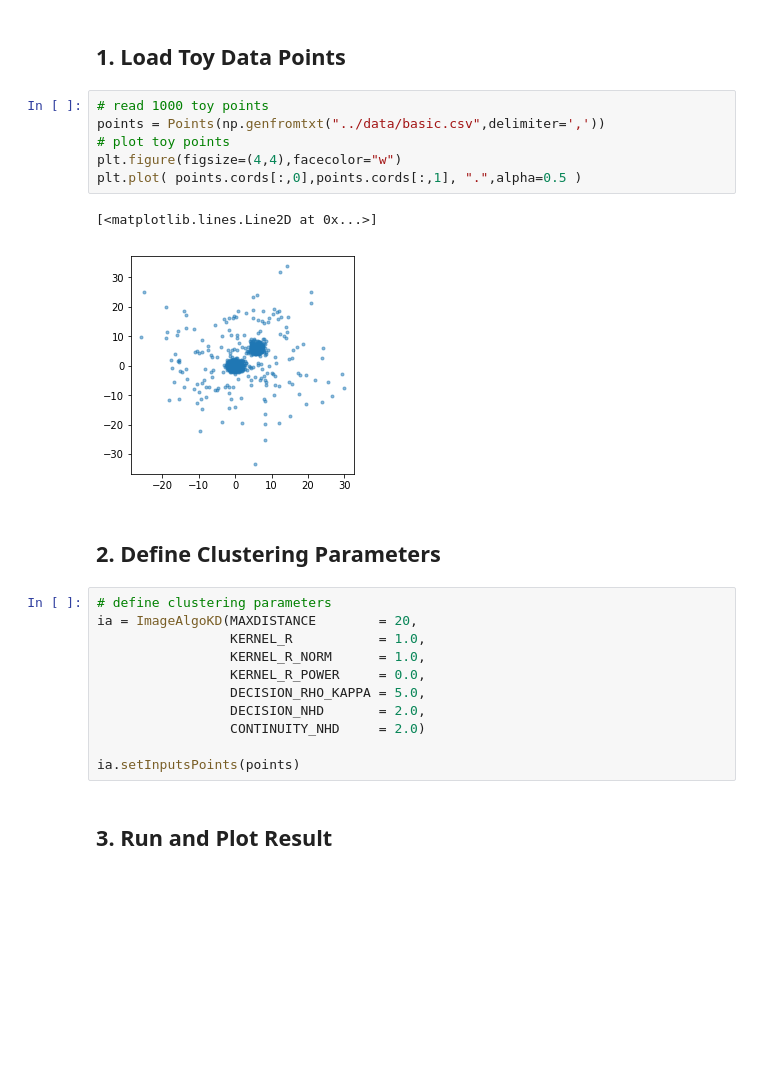
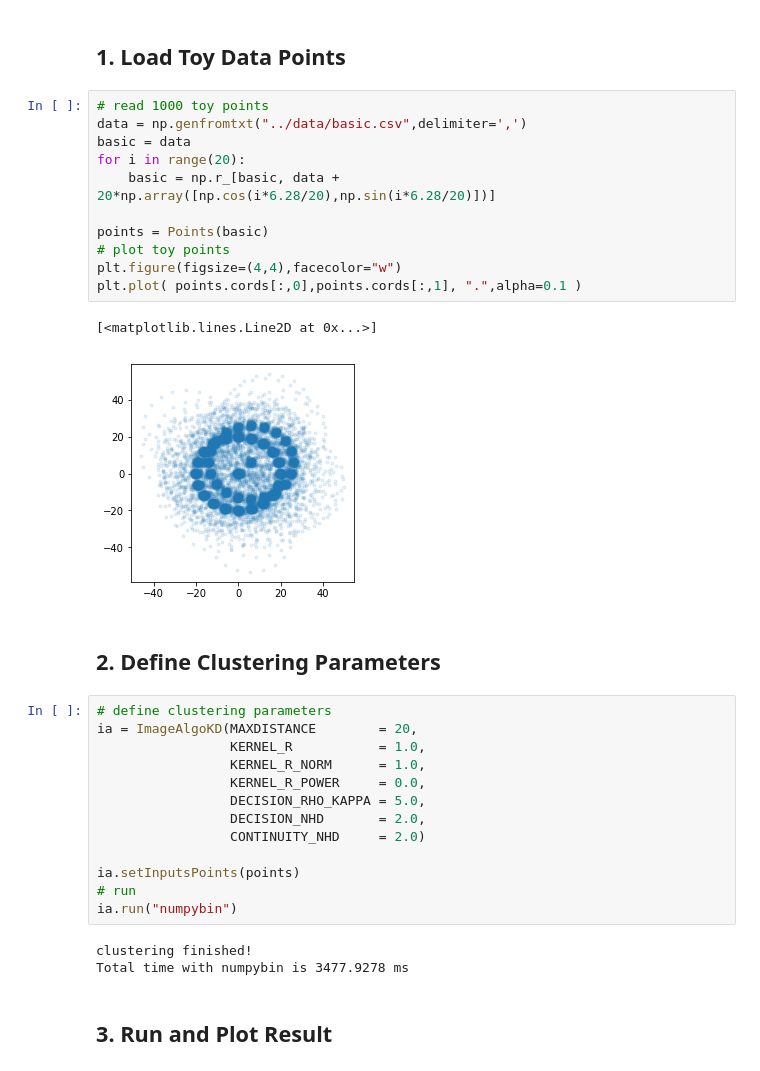
Before and after one commit to ZihengChen/ImageAlgorithm, a Jupyter notebook: examples/example_basic.ipynb, the cells around one changed output. Cells and saved outputs as stored; diff of their text form; blank space fills up the shorter version.

```diff
--- a/examples/example_basic.ipynb
+++ b/examples/example_basic.ipynb
@@ -4,13 +4,18 @@ from ImageAlgoKD import *
 ## 1. Load Toy Data Points
 # %%
 # read 1000 toy points
-points = Points(np.genfromtxt("../data/basic.csv",delimiter=','))
+data = np.genfromtxt("../data/basic.csv",delimiter=',')
+basic = data
+for i in range(20):
+    basic = np.r_[basic, data + 20*np.array([np.cos(i*6.28/20),np.sin(i*6.28/20)])]
+
+points = Points(basic)
 # plot toy points
 plt.figure(figsize=(4,4),facecolor="w")
-plt.plot( points.cords[:,0],points.cords[:,1], ".",alpha=0.5 )
+plt.plot( points.cords[:,0],points.cords[:,1], ".",alpha=0.1 )
 # %% [output]
 [<matplotlib.lines.Line2D at 0x...>]
-[figure, old version]
+[figure, new version]
 # %% [markdown]
 ## 2. Define Clustering Parameters
 # %%
@@ -24,6 +29,11 @@ ia = ImageAlgoKD(MAXDISTANCE        = 20,
                  CONTINUITY_NHD     = 2.0)
 
 ia.setInputsPoints(points)
+# run
+ia.run("numpybin")
+# %% [output]
+clustering finished!
+Total time with numpybin is 3477.9278 ms
 # %% [markdown]
 ## 3. Run and Plot Result
 # %%
```
Also changed, not shown: parts of 3 cells of this notebook, 4 other files.
